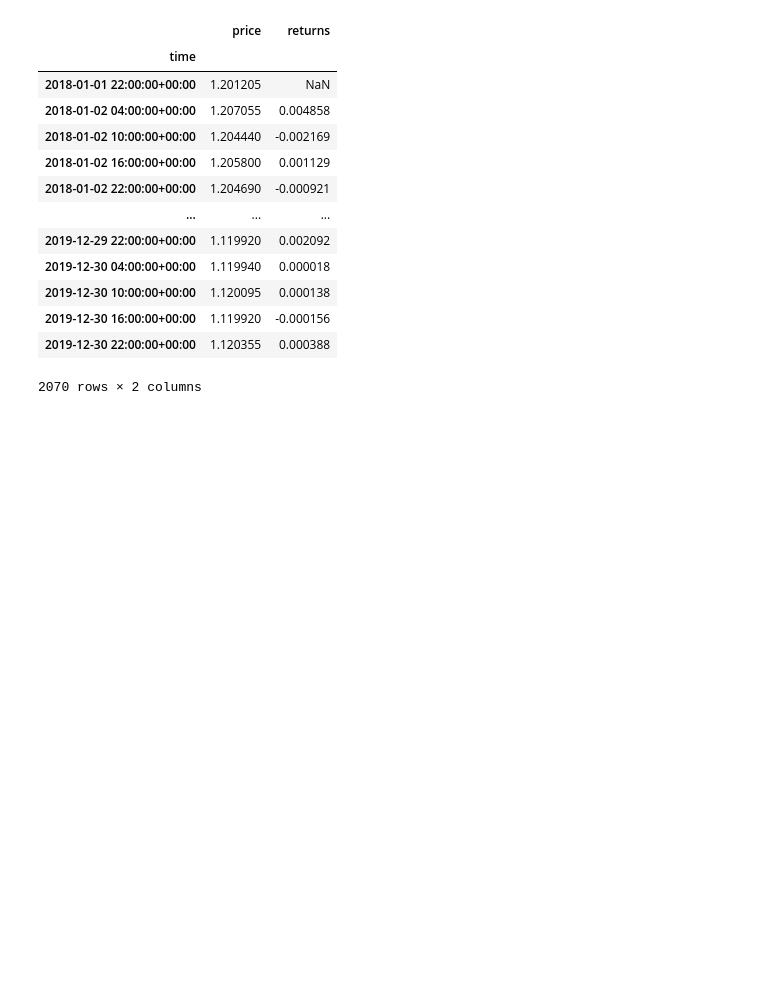
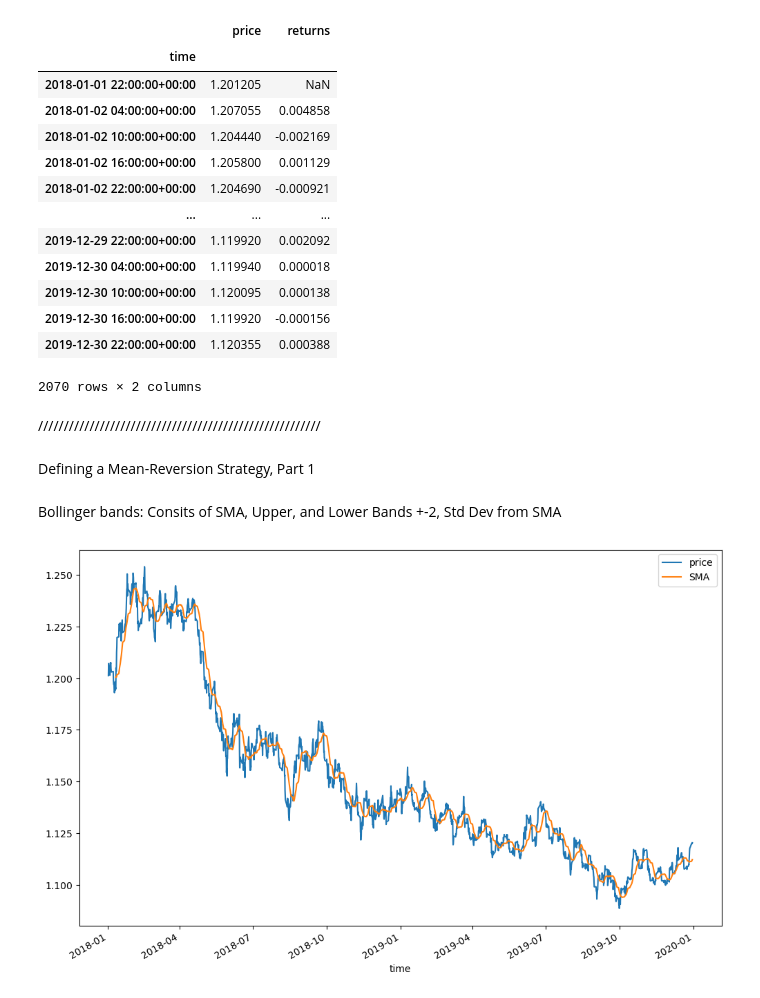
Before and after one commit to apasvenskas/Python-practice-with-financial-data, a Jupyter notebook: Testing/Backtesting_MeanReversion_STRG.ipynb, the cells around one changed output. Cells and saved outputs as stored; diff of their text form; code cells hidden in the pictures; blank space fills up the shorter version.

Commit message:
Defining Bolinger Bands

```diff
--- a/Testing/Backtesting_MeanReversion_STRG.ipynb
+++ b/Testing/Backtesting_MeanReversion_STRG.ipynb
@@ -65,3 +65,19 @@ data
 | 2019-12-30 16:00:00+00:00 | 1.119920 | -0.000156 |
 | 2019-12-30 22:00:00+00:00 | 1.120355 | 0.000388 |
 2070 rows × 2 columns
+# %% [markdown]
+///////////////////////////////////////////////////////
+# %% [markdown]
+Defining a Mean-Reversion Strategy, Part 1
+# %% [markdown]
+Bollinger bands: Consits of SMA, Upper, and Lower Bands +-2, Std Dev from SMA
+# %%
+SMA = 30
+dev = 2
+# %%
+data["SMA"] = data["price"].rolling(SMA).mean()
+# %%
+data[["price", "SMA"]].plot(figsize = (12, 8))
+plt.show()
+# %% [output]
+[figure, added]
```
Also changed, not shown: parts of 8 cells of this notebook.
